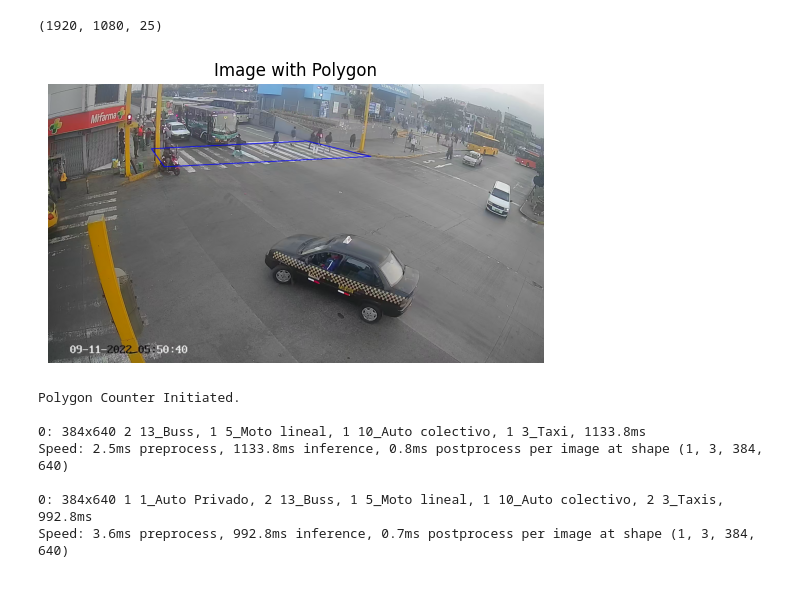
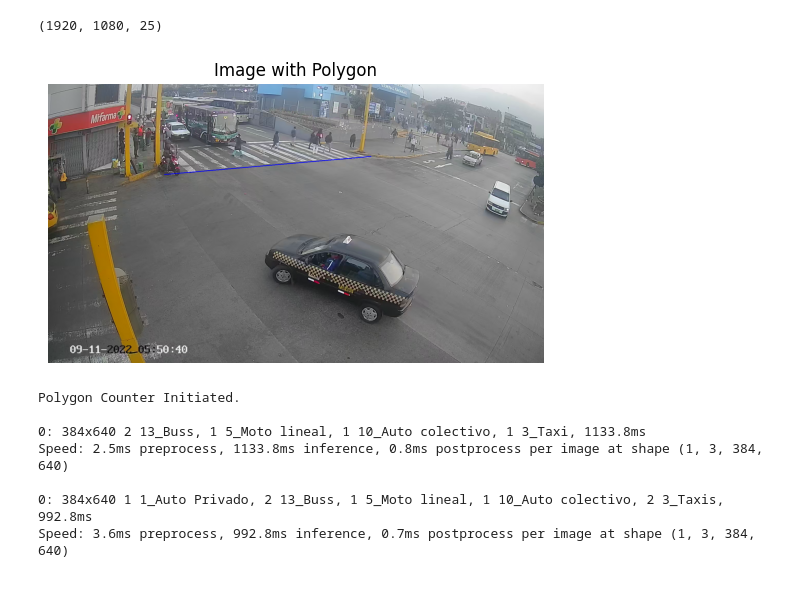
Before and after one commit to galois1915/ATU-VisionVehicle, a Jupyter notebook: notebooks/ultralytics.ipynb, the cells around one changed output. Saved outputs shown, nothing was run; the diff lists cells and outputs as text; code cells hidden in the pictures.

```diff
--- a/notebooks/ultralytics.ipynb
+++ b/notebooks/ultralytics.ipynb
@@ -35,36 +35,36 @@ cap.release()
 if not ret:
     print("Failed to capture image")
     exit()
 
 # Copy the frame
 frame_copy = frame.copy()
 
 # Define region points
-pts = np.array([[400, 250], [450, 320],
-                [1250, 280], [1000, 220]],
+pts = np.array([[450, 350],
+                [1250, 280]],
                np.int32)
 
 pts = pts.reshape((-1, 1, 2))
 
 # Blue color in BGR
 color = (255, 0, 0)
 
 # Line thickness of 2 px
 thickness = 2
 
 # Draw the polygon on the frame copy
 frame_copy = cv2.polylines(frame_copy, [pts], True, color, thickness)
 
 # Convert BGR image to RGB
 frame_copy_rgb = cv2.cvtColor(frame_copy, cv2.COLOR_BGR2RGB)
 
 # Display the image using Matplotlib
 plt.imshow(frame_copy_rgb)
 plt.title('Image with Polygon')
 plt.axis('off')  # Hide axis
 plt.show()
 # %% [output]
-[figure, old version]
+[figure, new version]
 # %%
 
 # Video writer
```
Also changed, not shown: parts of 8 cells of this notebook, 1 other file.
